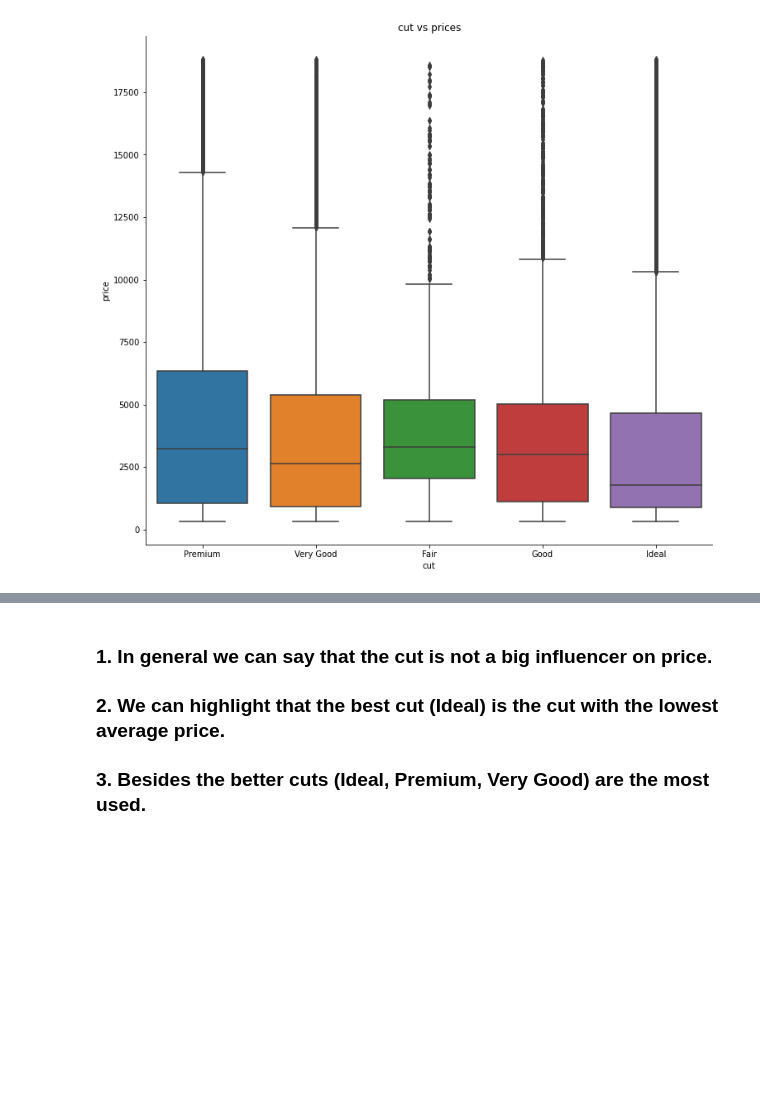
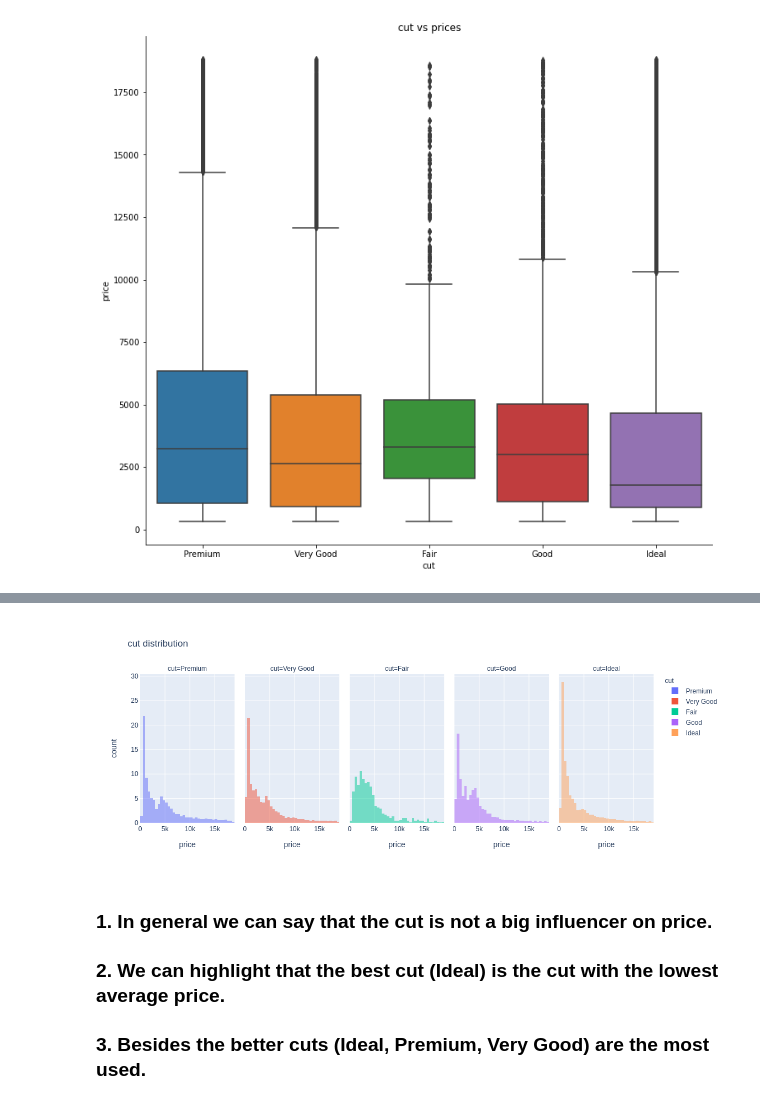
Before and after one commit to aarvillag/ih_datamadpt0420_project_m2, a Jupyter notebook: notebooks/DiamondNotebook.ipynb, the cells around one changed output, grey strips where cells are left out. Saved outputs shown, nothing was run; the diff lists cells and outputs as text; code cells hidden in the pictures; blank space fills up the shorter version.

```diff
--- a/notebooks/DiamondNotebook.ipynb
+++ b/notebooks/DiamondNotebook.ipynb
@@ -283,3 +272,14 @@ df[(df['cut']=='Fair')][['cut','price']].plot.hist(title='cut=Fair', bins=40)
+# %%
+px.histogram(data_frame=df,
+             x='price',
+             color='cut',
+             histnorm='percent',
+             barmode='overlay',
+             title='cut distribution',
+             nbins=40,
+             facet_col ='cut')
+# %% [output]
+[figure, added]
 # %% [markdown]
 ### 1. In general we can say that the cut is not a big influencer on price.
 ### 2. We can highlight that the best cut (Ideal) is the cut with the lowest average price.
```
Also changed, not shown: parts of 9 cells of this notebook, 1 other file.
